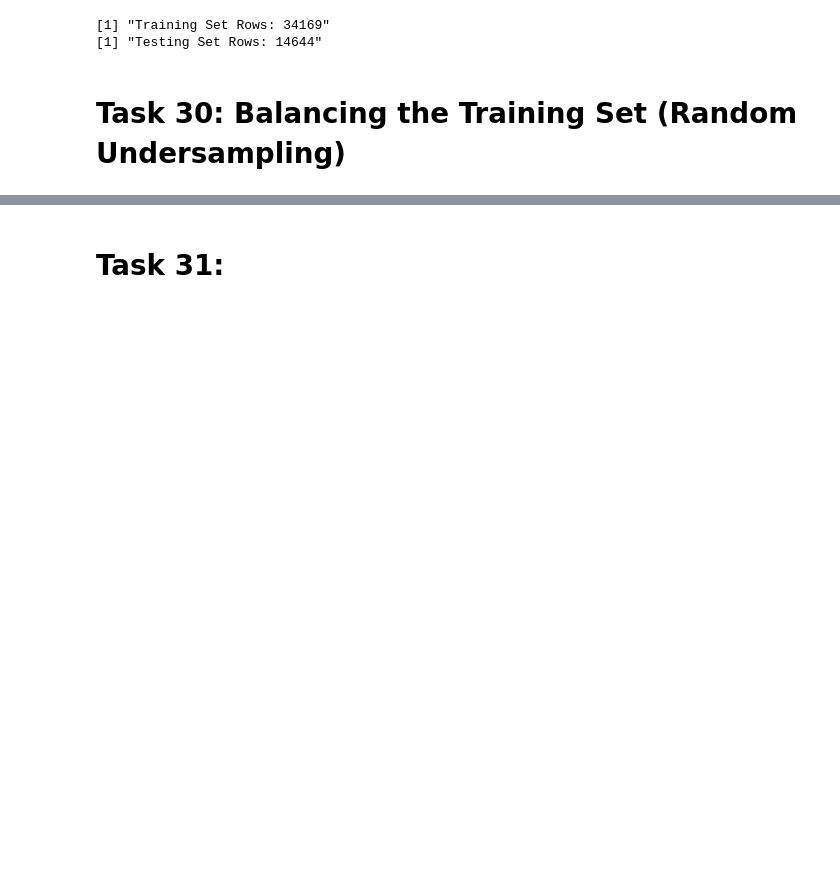
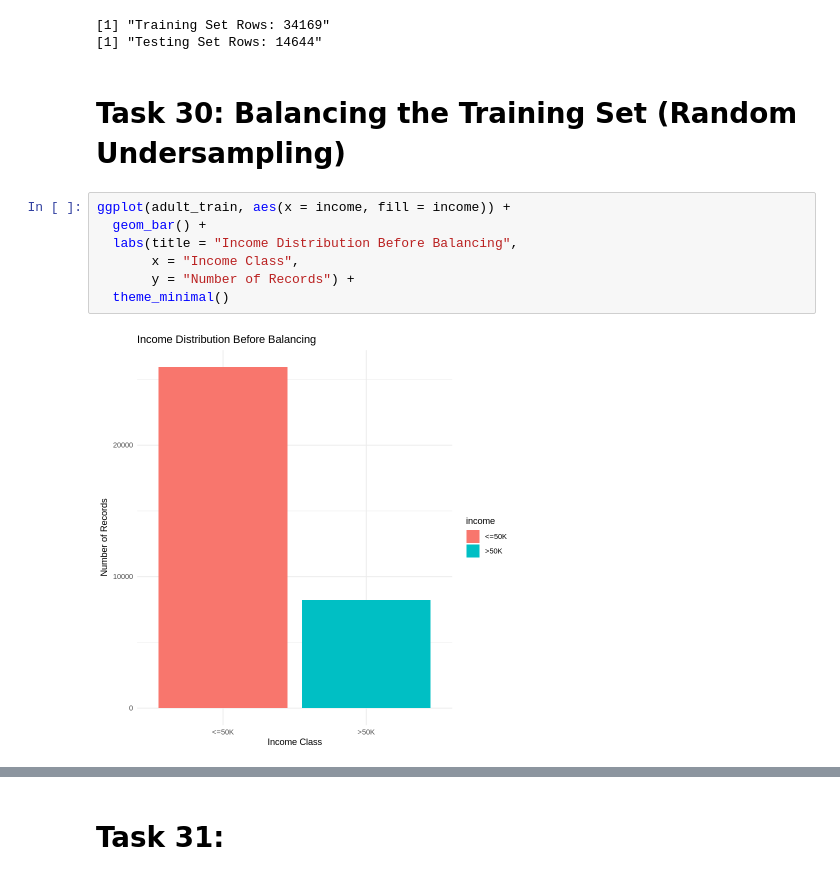
Before and after one commit to zephyrhasib/IDS, a Jupyter notebook: IDS_MidTerm_Project_r.ipynb, the cells around one changed output, grey strips where cells are left out. Cells and saved outputs as stored; diff of their text form; blank space fills up the shorter version.

```diff
--- a/IDS_MidTerm_Project_r.ipynb
+++ b/IDS_MidTerm_Project_r.ipynb
@@ -866,6 +888,15 @@ print(paste("Testing Set Rows:", nrow(adult_test)))
 [1] "Testing Set Rows: 14644"
 # %% [markdown]
 # Task 30: Balancing the Training Set (Random Undersampling)
+# %%
+ggplot(adult_train, aes(x = income, fill = income)) +
+  geom_bar() +
+  labs(title = "Income Distribution Before Balancing",
+       x = "Income Class",
+       y = "Number of Records") +
+  theme_minimal()
+# %% [output]
+[figure, added]
 # %%
 income_high <- adult_train[adult_train$income == ">50K", ]
 income_low <- adult_train[adult_train$income == "<=50K", ]
```
Also changed, not shown: parts of 4 cells of this notebook.
